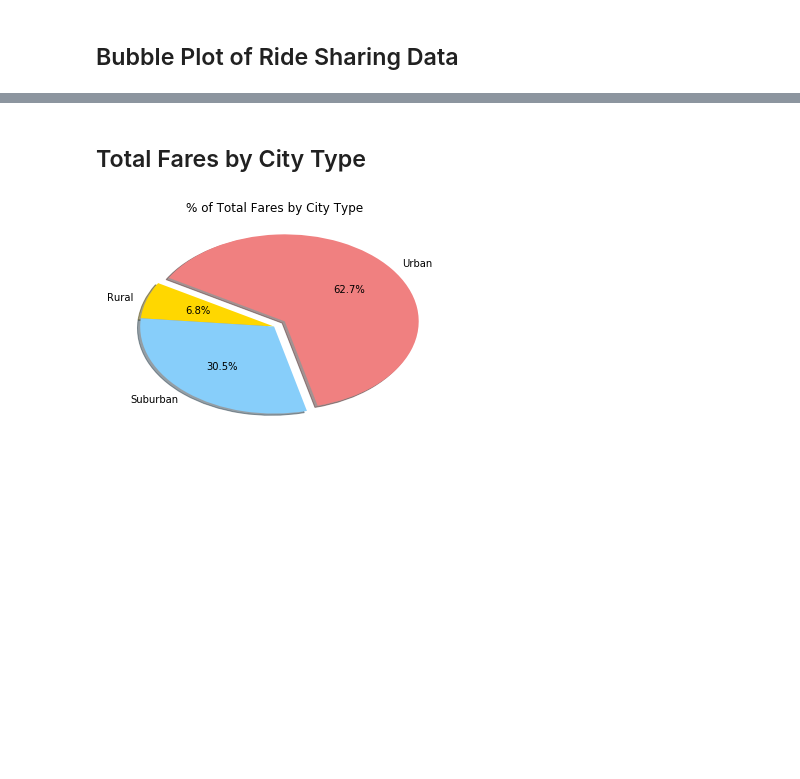
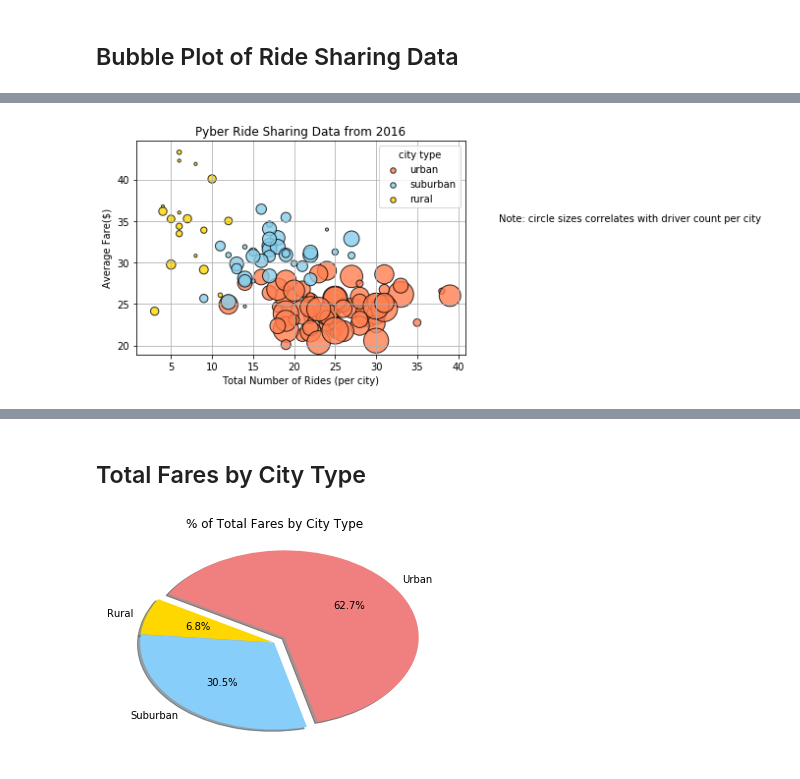
Before and after one commit to fc327/matplotlib, a Jupyter notebook: pyber_matplotlib_assignment.ipynb, the cells around one changed output, grey strips where cells are left out. Drawn from its saved outputs; the diff is of its cells as text; code cells hidden in the pictures; blank space fills up the shorter version.

```diff
--- a/pyber_matplotlib_assignment.ipynb
+++ b/pyber_matplotlib_assignment.ipynb
@@ -27,0 +82,3 @@ rides_and_cities_df.head()
+# %%
+suburban_count= suburban.groupby('city')['ride_id'].count()
+suburban_count
@@ -27,0 +124,9 @@ rides_and_cities_df.head()
+# %%
+urban_avg_fare= urban.groupby('city')['fare'].mean()
+urban_avg_fare
+
+suburban_avg_fare= suburban.groupby('city')['fare'].mean()
+suburban_avg_fare
+
+rural_avg_fare= rural.groupby('city')['fare'].mean()
+rural_avg_fare
@@ -29,0 +215,9 @@ rides_and_cities_df.head()
+# %%
+urban_driver_count = urban.groupby('city')['driver_count'].mean()
+urban_driver_count
+
+suburban_driver_count = suburban.groupby('city')['driver_count'].mean()
+suburban_driver_count
+
+rural_driver_count = rural.groupby('city')['driver_count'].mean()
+rural_driver_count
@@ -30,16 +245,31 @@ rides_and_cities_df.head()
 # %%
 # Obtain the x and y coordinates for each of the three city types
 
+
 # Build the scatter plots for each city types
-rides_and_cities.plot(kind="scatter", x="total number of rides per city", y="average fare", grid=True, figsize=(50,40,30),
-              title="Pyber Ride Sharing Data- 2016")
+plt.scatter(x=urban_count, y=urban_avg_fare, s=urban_driver_count*10, alpha=0.8, c='coral', edgecolor='black', linewidths=1, marker='o')
+plt.scatter(x=suburban_count, y=suburban_avg_fare, s=suburban_driver_count*10, alpha=0.8, c='skyblue', edgecolor='black', linewidths=1, marker='o')
+plt.scatter(x=rural_count, y=rural_avg_fare, s=rural_driver_count*10, alpha=0.8, c='gold', edgecolor='black', linewidths=1, marker='o')
 # Incorporate the other graph properties
 
 
 # Create a legend
-plt.legend(('urban', 'suburban', 'rural'), ncol = 1, loc = 'upper right', fontsize = 10)
+city_legend= plt.legend(('urban', 'suburban', 'rural'), ncol = 1, loc = 'upper right', fontsize = 10, title='city type')
+
+city_legend.legendHandles[0]._sizes = [30]
+city_legend.legendHandles[1]._sizes = [30]
+city_legend.legendHandles[2]._sizes = [30]
+
+plt.xlabel('Total Number of Rides (per city)')
+plt.ylabel('Average Fare($)')
+plt.title('Pyber Ride Sharing Data from 2016')
+
+plt.grid(True)
 
 # Incorporate a text label regarding circle size
-print('circle sizse correlates with driver count per city')
+plt.text(45,35, 'Note: circle sizes correlates with driver count per city')
 
 # Save Figure
+plt.show()
+# %% [output]
+[figure, added]
```
Also changed, not shown: parts of 15 cells of this notebook.
